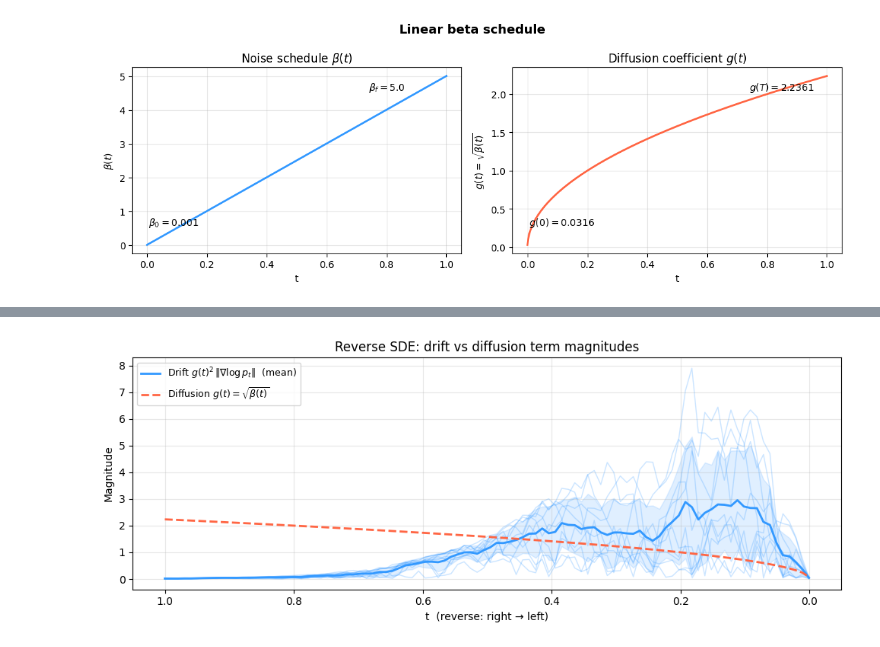
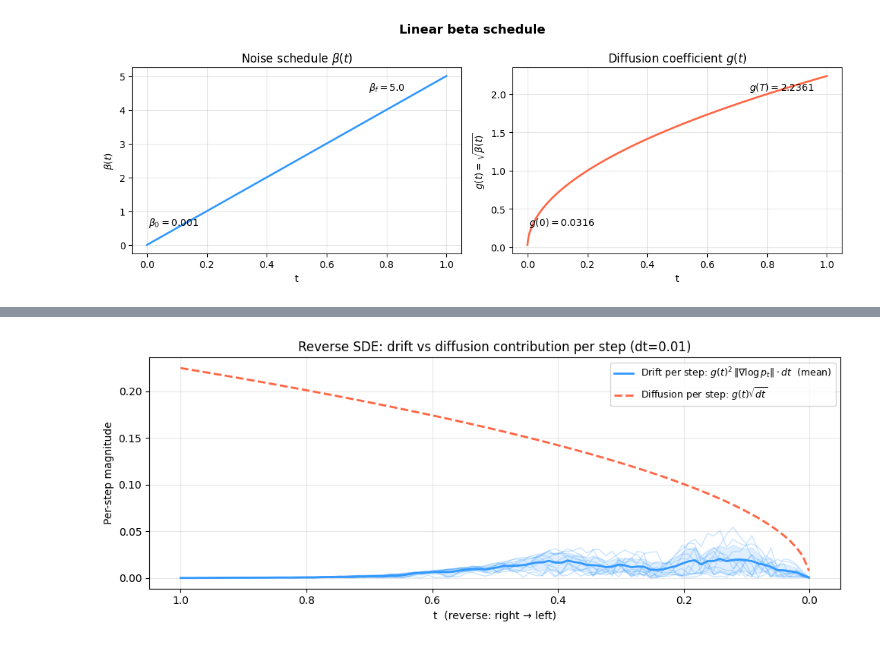
Before and after one commit to michalisdikaiopoulos/riemannian-score-sde, a Jupyter notebook: inference_viz.ipynb, the cells around one changed output, grey strips where cells are left out. Drawn from its saved outputs; the diff is of its cells as text; code cells hidden in the pictures.

```diff
--- a/inference_viz.ipynb
+++ b/inference_viz.ipynb
@@ -244,6 +219,17 @@ if safety_cfg is not None and unsafe_points is not None:
             eta=safety_cfg.eta, t_barrier=safety_cfg.t_barrier,
         )
 
+    elif SAFETY_METHOD == "experimental":
+        score_fn = make_safe_score_fn_experimental(
+            score_fn,
+            unsafe_points,
+            pushforward.transform.domain,
+            eta=safety_cfg.eta,
+            beta_max=safety_cfg.beta_max,
+            t_min=safety_cfg.t_min,
+            t_max=float(safety_cfg.get("t_max", 0.4)),
+        )
+
 # Reverse SDE + PC sampler with full history
 reverse_sde = pushforward.sde.reverse(score_fn)
 sampler = get_pc_sampler(
@@ -255,6 +241,7 @@ sampler = get_pc_sampler(
     eps=EPS,
     return_hist=True,
 )
+clear_score_log()
 sampler = jax.jit(sampler)
 
 print("JIT-compiling sampler … (first call is slow)")
@@ -1167,45 +1127,42 @@ INFO: Substituting symbol M from STIXNonUnicode
 # %%
 %matplotlib inline
-
-# Two terms of the reverse SDE:  dX = -g²·score·dt  +  g·dB
-#   drift magnitude     : g(t)² * ||score(x,t)||
-#   diffusion magnitude : g(t)
+# Two terms of the reverse SDE:  dY = {-b(Y) + g(t)²·score} dt  +  g(t)·dB
+#   drift contribution per step     : g(t)² * ||score(x,t)|| * dt
+#   diffusion contribution per step : g(t) * sqrt(dt)
+dt = abs(_t_axis[1] - _t_axis[0])  # assumes uniform spacing in _t_axis
 
 _drift_mags = np.zeros((N_STEPS, N_SAMPLES))
-
 for i in range(N_STEPS):
     ti = jnp.array([_t_axis[i]])
     g2 = float(beta_schedule.beta_t(jnp.array(_t_axis[i])))   # g(t)² = β(t)
     for s in range(N_SAMPLES):
-        _drift_mags[i, s] = g2 * _score_mags[i, s]
+        _drift_mags[i, s] = g2 * _score_mags[i, s] * dt        # <-- per-step drift
 
-_g_vals   = np.sqrt(np.array([float(beta_schedule.beta_t(jnp.array(t))) for t in _t_axis]))
+_g_vals = np.sqrt(np.array([float(beta_schedule.beta_t(jnp.array(t))) for t in _t_axis]))
+_diffusion_vals = _g_vals * np.sqrt(dt)                          # <-- per-step diffusion
 
 _drift_mean = _drift_mags.mean(axis=1)
 _drift_std  = _drift_mags.std(axis=1)
 
 fig, ax = plt.subplots(figsize=(10, 4))
-
-# drift term
+# drift term (per-step)
 for s in range(N_SAMPLES):
     ax.plot(_t_axis, _drift_mags[:, s], alpha=0.25, linewidth=1.0, color="#3399ff")
-ax.plot(_t_axis, _drift_mean, color="#3399ff", linewidth=2.0, label=r"Drift $g(t)^2\,\|\nabla\log p_t\|$  (mean)")
+ax.plot(_t_axis, _drift_mean, color="#3399ff", linewidth=2.0,
+        label=r"Drift per step: $g(t)^2\,\|\nabla\log p_t\|\cdot dt$  (mean)")
 ax.fill_between(_t_axis, _drift_mean - _drift_std, _drift_mean + _drift_std,
                 alpha=0.15, color="#3399ff")
-
-# diffusion term
-ax.plot(_t_axis, _g_vals, color="#ff6644", linewidth=2.0, linestyle="--",
-        label=r"Diffusion $g(t) = \sqrt{\beta(t)}$")
-
+# diffusion term (per-step)
+ax.plot(_t_axis, _diffusion_vals, color="#ff6644", linewidth=2.0, linestyle="--",
+        label=r"Diffusion per step: $g(t)\sqrt{dt}$")
 ax.set_xlabel("t  (reverse: right → left)")
-ax.set_ylabel("Magnitude")
-ax.set_title("Reverse SDE: drift vs diffusion term magnitudes")
+ax.set_ylabel("Per-step magnitude")
+ax.set_title(f"Reverse SDE: drift vs diffusion contribution per step (dt={dt:.2g})")
 ax.invert_xaxis()
 ax.legend(fontsize=9)
 ax.grid(True, alpha=0.3)
-
 plt.tight_layout()
-plt.savefig(os.path.join(PLOTS_DIR, "drift_vs_diffusion.png"), dpi=150, bbox_inches="tight")
+plt.savefig(os.path.join(PLOTS_DIR, "drift_vs_diffusion_per_step.png"), dpi=150, bbox_inches="tight")
 plt.show()
 # %% [output]
-[figure, old version]
+[figure, new version]
```
Also changed, not shown: parts of 27 cells of this notebook, 3 other files.
